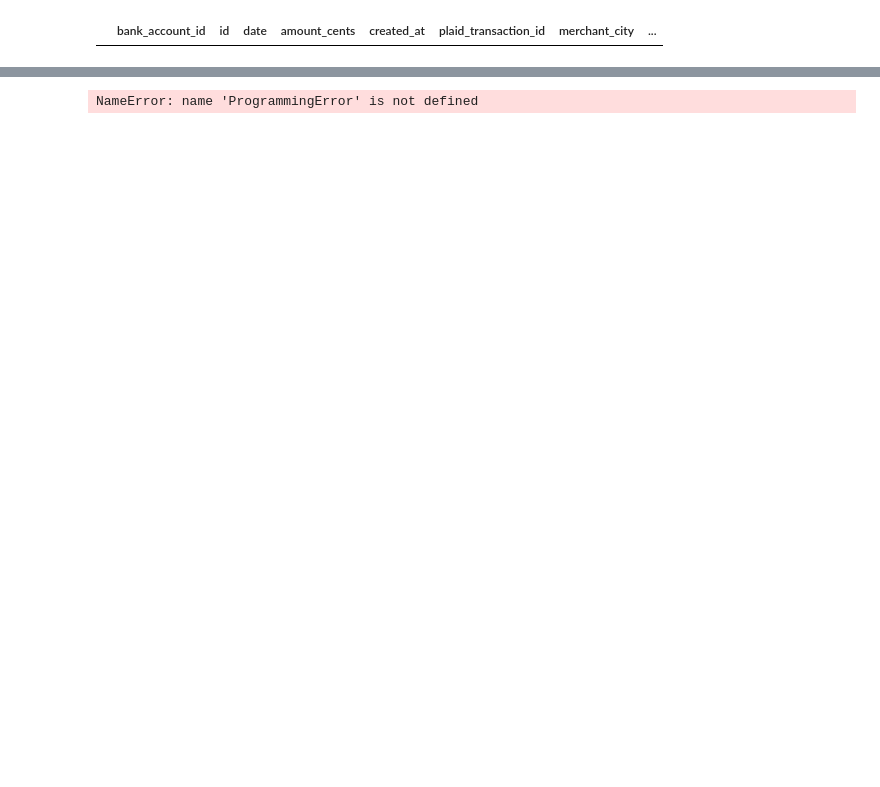
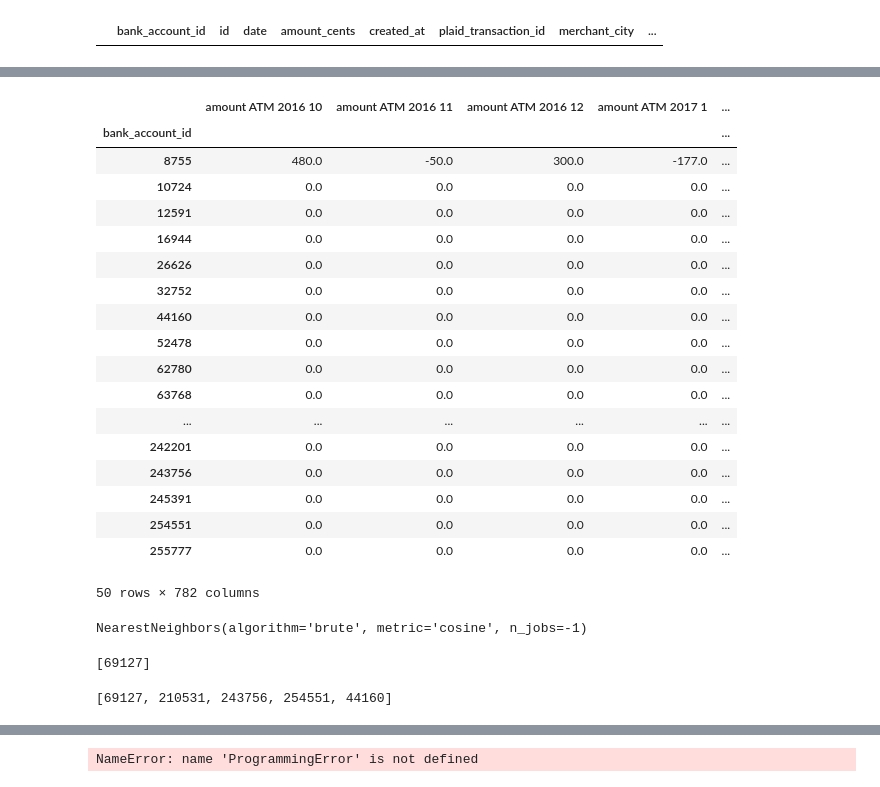
Before and after one commit to BloomTech-Labs/Labs25-SaverLife-TeamC-ds, a Jupyter notebook: notebooks/DataExploration.ipynb, the cells around one changed output, grey strips where cells are left out. Drawn from its saved outputs; the diff is of its cells as text; code cells hidden in the pictures; blank space fills up the shorter version.

Commit message:
CHORE: update dependencies, endpoints, and README.md index

```diff
--- a/notebooks/DataExploration.ipynb
+++ b/notebooks/DataExploration.ipynb
@@ -887,8 +954,8 @@ from sklearn.model_selection import train_test_split
 from sklearn.metrics import roc_auc_score
 from sklearn.model_selection import GridSearchCV
 # %%
-df = SaverlifeUtility._generate_dataframe(table='transactions', sample_size=20)
-df_main = df[['bank_account_id', 'amount_cents', 'date', 'category_name']]
+df = SaverlifeUtility._generate_dataframe(table='transactions', sample_size=50)
+df_main = df[['bank_account_id', 'amount', 'date', 'parent_category_name']]
 df_main = df_main.copy()
 
 print(list(df_main['bank_account_id'].unique()))
@@ -930,0 +998,13 @@ print(list(df_main['bank_account_id'].unique()))
+# %%
+dev_df = df_main.copy()
+
+# Handling datetime
+dev_df['year'] = pd.DatetimeIndex(dev_df['date']).year
+dev_df['month'] = pd.DatetimeIndex(dev_df['date']).month
+dev_df = dev_df.drop(columns='date')
+
+# Handling net amount by month
+dev_df = dev_df.groupby(['bank_account_id', 'parent_category_name', 'year', 'month'])['amount'].sum().to_frame(name='amount').reset_index()
+dev_df['amount'] = dev_df['amount'].round(2)
+
+dev_df
@@ -931,3 +1025,59 @@ print(list(df_main['bank_account_id'].unique()))
+# %%
+dev_pivot = pd.pivot_table(dev_df, values=['amount'], index='bank_account_id', columns=['parent_category_name', 'year', 'month'])
+
+dev_pivot = pd.DataFrame(dev_pivot.to_records())
+
+dev_pivot.columns = [str(x.strip('()').replace(',', '').replace("'", '')) for x in dev_pivot.columns.values]
+
+dev_pivot = dev_pivot.fillna(0)
+user_vector = dev_pivot.set_index(['bank_account_id'])
+user_vector
+# %% [output]
+|  | amount ATM 2016 10 | amount ATM 2016 11 | amount ATM 2016 12 | amount ATM 2017 1 | ... |
+| bank_account_id |  |  |  |  | ... |
+| 8755 | 480.0 | -50.0 | 300.0 | -177.0 | ... |
+| 10724 | 0.0 | 0.0 | 0.0 | 0.0 | ... |
+| 12591 | 0.0 | 0.0 | 0.0 | 0.0 | ... |
+| 16944 | 0.0 | 0.0 | 0.0 | 0.0 | ... |
+| 26626 | 0.0 | 0.0 | 0.0 | 0.0 | ... |
+| 32752 | 0.0 | 0.0 | 0.0 | 0.0 | ... |
+| 44160 | 0.0 | 0.0 | 0.0 | 0.0 | ... |
+| 52478 | 0.0 | 0.0 | 0.0 | 0.0 | ... |
+| 62780 | 0.0 | 0.0 | 0.0 | 0.0 | ... |
+| 63768 | 0.0 | 0.0 | 0.0 | 0.0 | ... |
+| ... | ... | ... | ... | ... | ... |
+| 242201 | 0.0 | 0.0 | 0.0 | 0.0 | ... |
+| 243756 | 0.0 | 0.0 | 0.0 | 0.0 | ... |
+| 245391 | 0.0 | 0.0 | 0.0 | 0.0 | ... |
+| 254551 | 0.0 | 0.0 | 0.0 | 0.0 | ... |
+| 255777 | 0.0 | 0.0 | 0.0 | 0.0 | ... |
+50 rows × 782 columns
+# %%
+user_matrix = csr_matrix(vector.values)
+knn_baseline = NearestNeighbors(metric='cosine', algorithm='brute', n_neighbors=5, n_jobs=-1)
+knn_baseline.fit(user_matrix)
+# %% [output]
+NearestNeighbors(algorithm='brute', metric='cosine', n_jobs=-1)
+# %%
+dev_index = 10
+
+distance, user_index = knn_baseline.kneighbors([user_vector.iloc[dev_index]]) # <-- Knn of user at index 'dev_index'
+
+user_vector.iloc[[dev_index]].index.tolist()
+# %% [output]
+[69127]
+# %%
+# user index based on the dataframe above.
+user_list = []
+for index_list in user_index:
+    for index in index_list:
+        user_list.append(index)
+
+user_list
+
+user_vector.iloc[user_list].index.tolist()
+# %% [output]
+[69127, 210531, 243756, 254551, 44160]
 # %%
 df = SaverlifeUtility._fetch_transactions_dataframe(sample_size=10)
 df
```
Also changed, not shown: parts of 13 cells of this notebook, 8 other files.
